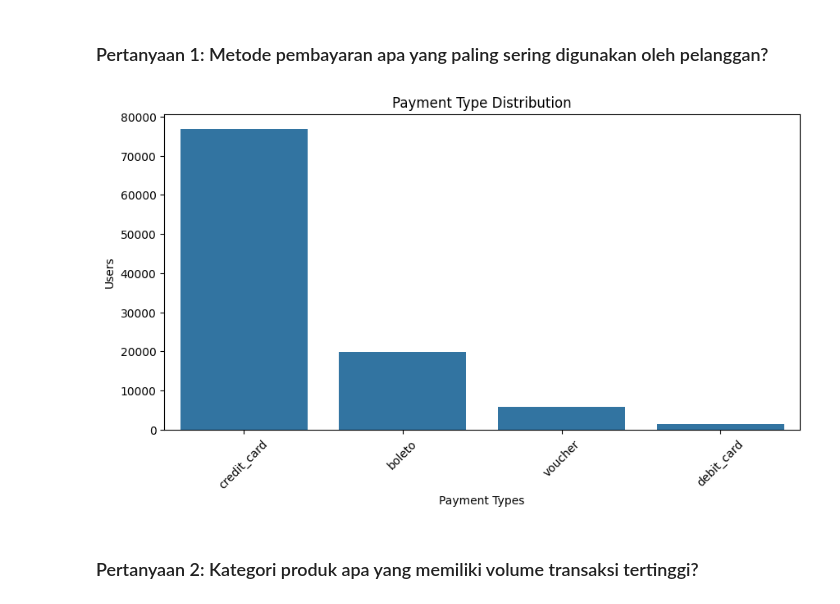
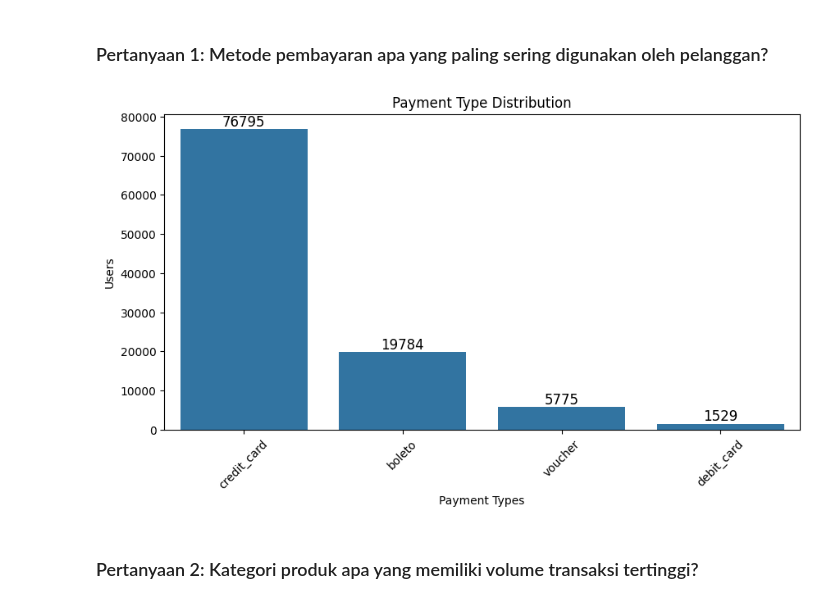
Before and after one commit to 066pine/PA_belajar_analisis_data_dengan_python, a Jupyter notebook: notebook.ipynb, the cells around one changed output. Cells and saved outputs as stored; diff of their text form; code cells hidden in the pictures.

```diff
--- a/notebook.ipynb
+++ b/notebook.ipynb
@@ -825,17 +852,23 @@ print(final_df)
 # %% [markdown]
 ### Pertanyaan 1: Metode pembayaran apa yang paling sering digunakan oleh pelanggan?
 # %%
+
 plt.figure(figsize=(10, 5))
-sns.barplot(data=payment_summary_df, x='payment_type', y='quantity',)
+ax = sns.barplot(data=payment_summary_df, x='payment_type', y='quantity')
+
+for p in ax.patches:
+    ax.annotate(f'{int(p.get_height())}',
+                (p.get_x() + p.get_width() / 2., p.get_height()),
+                ha='center', va='bottom', fontsize=12, color='black')
 
 plt.xlabel('Payment Types')
 plt.ylabel('Users')
 plt.title('Payment Type Distribution')
 plt.xticks(rotation=45)
 
 plt.show()
 # %% [output]
-[figure, old version]
+[figure, new version]
 # %% [markdown]
 ### Pertanyaan 2: Kategori produk apa yang memiliki volume transaksi tertinggi?
 # %%
```
Also changed, not shown: parts of 9 cells of this notebook, 1 other file.
